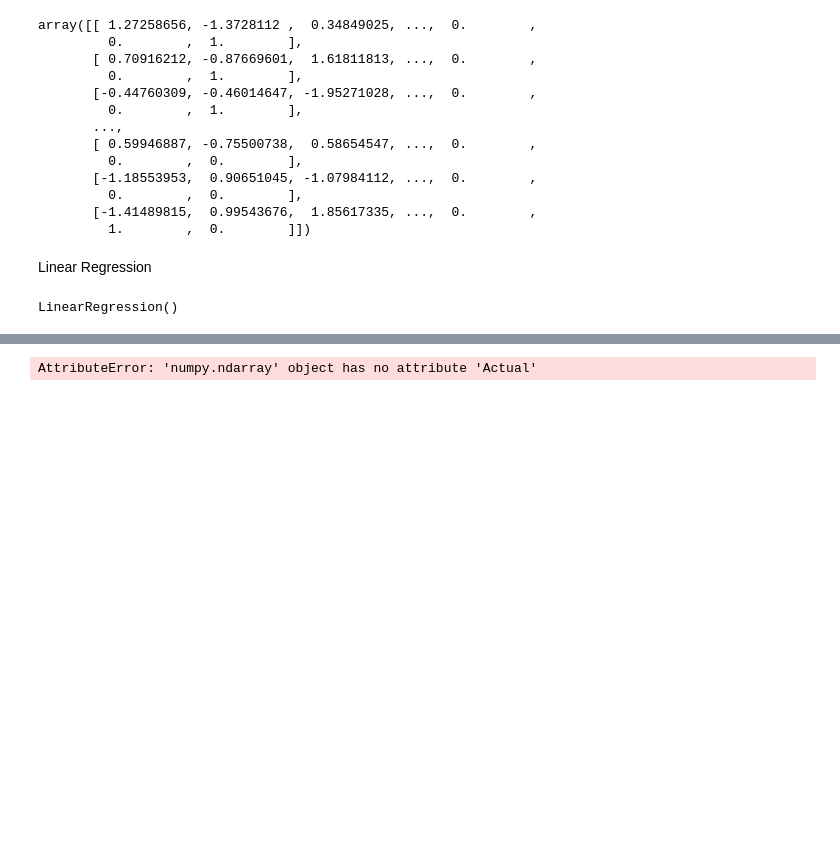
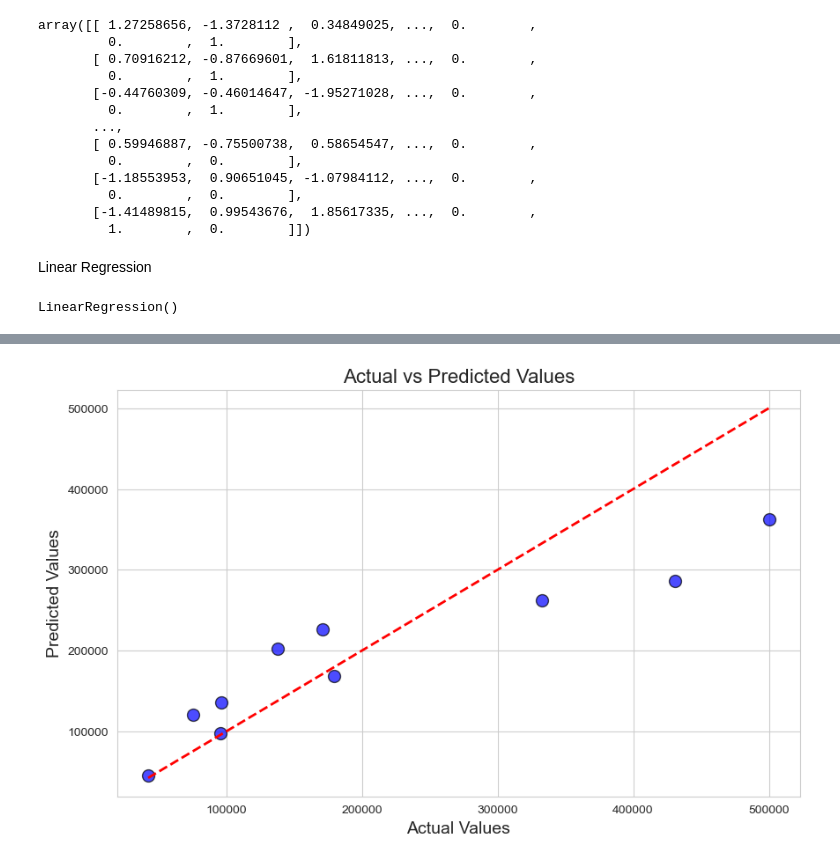
Before and after one commit to amirbek-akramov/DataScience, a Jupyter notebook: DataScience/!Project/Machine_Learning.ipynb, the cells around one changed output, grey strips where cells are left out. Saved outputs shown, nothing was run; the diff lists cells and outputs as text; code cells hidden in the pictures; blank space fills up the shorter version.

```diff
--- a/DataScience/!Project/Machine_Learning.ipynb
+++ b/DataScience/!Project/Machine_Learning.ipynb
@@ -131,4 +144,25 @@ tp_data = pd.DataFrame({"Actual": test_label, "Predicted": predicted_labels})
 # %%
+import seaborn as sns
 import matplotlib.pyplot as plt
+
+sns.set_style("whitegrid")
+
+# Create the scatter plot
+plt.figure(figsize=(10, 6))
+plt.scatter(tp_data['Actual'], tp_data['Predicted'], color='b', edgecolor='k', alpha=0.7, s=100)
+
+# Plotting the line of perfect prediction
+plt.plot([tp_data['Actual'].min(), tp_data['Actual'].max()], [tp_data['Actual'].min(), tp_data['Actual'].max()], 'r--', lw=2)
+
+# Adding titles and labels
+plt.title('Actual vs Predicted Values', fontsize=16)
+plt.xlabel('Actual Values', fontsize=14)
+plt.ylabel('Predicted Values', fontsize=14)
+
+# Adding a grid
+plt.grid(True)
+
+# Show the plot
+plt.show()
 # %% [output]
-AttributeError: 'numpy.ndarray' object has no attribute 'Actual'
+[figure, added]
```
Also changed, not shown: parts of 5 cells of this notebook.
